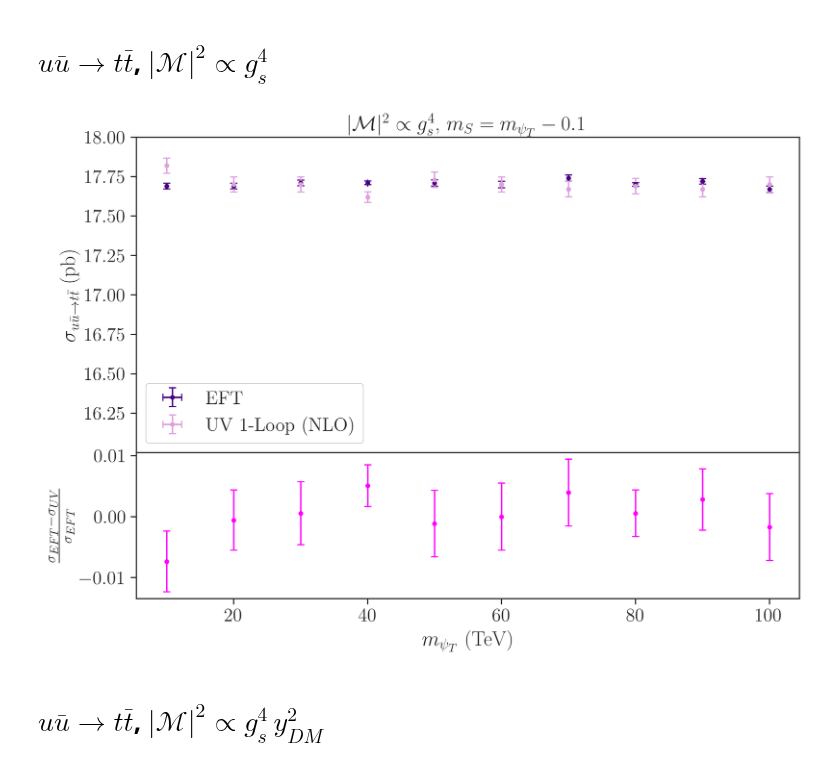
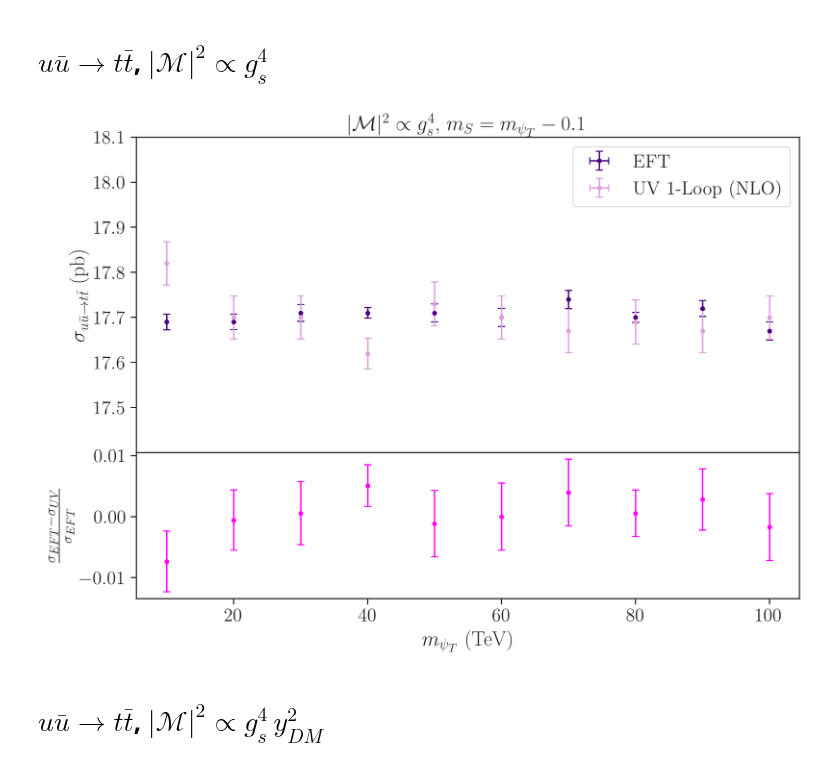
Before and after one commit to viniciusrocca/EFT_ToyModel, a Jupyter notebook: Plots/Validation.ipynb, the cells around one changed output. Cells and saved outputs as stored; diff of their text form; code cells hidden in the pictures.

```diff
--- a/Plots/Validation.ipynb
+++ b/Plots/Validation.ipynb
@@ -64,36 +64,36 @@ axs = gs.subplots(sharex=True)
 
 #Gráfico principal
 axs[0].errorbar(m_psiT1,pts_u1_eft,err_u1_eft,0, 'o', ms = 3.0, capsize=3,
                 color = 'indigo', label = 'EFT' )
 axs[0].errorbar(m_psiT1,pts_u1_uv,err_u1_uv,0, 'o', ms = 3.0, capsize=3,
                 color = 'plum', label = 'UV 1-Loop (NLO)' )
 axs[0].set_ylabel(r'$\sigma_{u\bar{u}\to t\bar{t}}$ (pb)')
 axs[0].legend()
 axs[0].set_title(r'$|\mathcal{M}|^2 \propto g_s^4 $, $m_S = m_{\psi_T} - 0.1$  ')
-axs[0].set_ylim([16,18])
-axs[0].set_yticks(np.arange(16.25,18.1,0.25))
+axs[0].set_ylim([17.4,18])
+axs[0].set_yticks(np.arange(17.5,18.1,0.1))
 #axs[0].set_yscale('log')
 
 
 #Gráfico de resíduos
 diff1 = (pts_u1_eft - pts_u1_uv)/pts_u1_eft
 err1 = np.sqrt((err_u1_uv/pts_u1_eft)**2 + (pts_u1_uv/(pts_u1_eft**2)) * err_u1_eft**2)
 axs[1] = plt.subplot(gs[1])
 axs[1].errorbar(m_psiT1,diff1,err1,0, 'o', ms = 3.0, capsize=3,
                 color = 'magenta', label = 'EFT - UV 1-Loop' )
 #axs[1].axhline(y=10, color='k', linestyle='--')
 #axs[1].axhline(y=-10, color='k', linestyle='--')
 axs[1].set_ylabel(r'$\frac{\sigma_{EFT} - \sigma_{UV}}{\sigma_{EFT}}$')
 
 #axs[1].set_yscale('log')
 
 
 plt.xlabel(r'$m_{\psi_T}$ (TeV)')
 
 
 plt.show()
 # %% [output]
-[figure, old version]
+[figure, new version]
 # %% [markdown]
 # $ u \bar{u}\to t \bar{t}$, $|\mathcal{M}|^2 \propto g_s^4 \, y_{DM}^2$
 # %%
```
Also changed, not shown: parts of 6 cells of this notebook, 1 other file.
